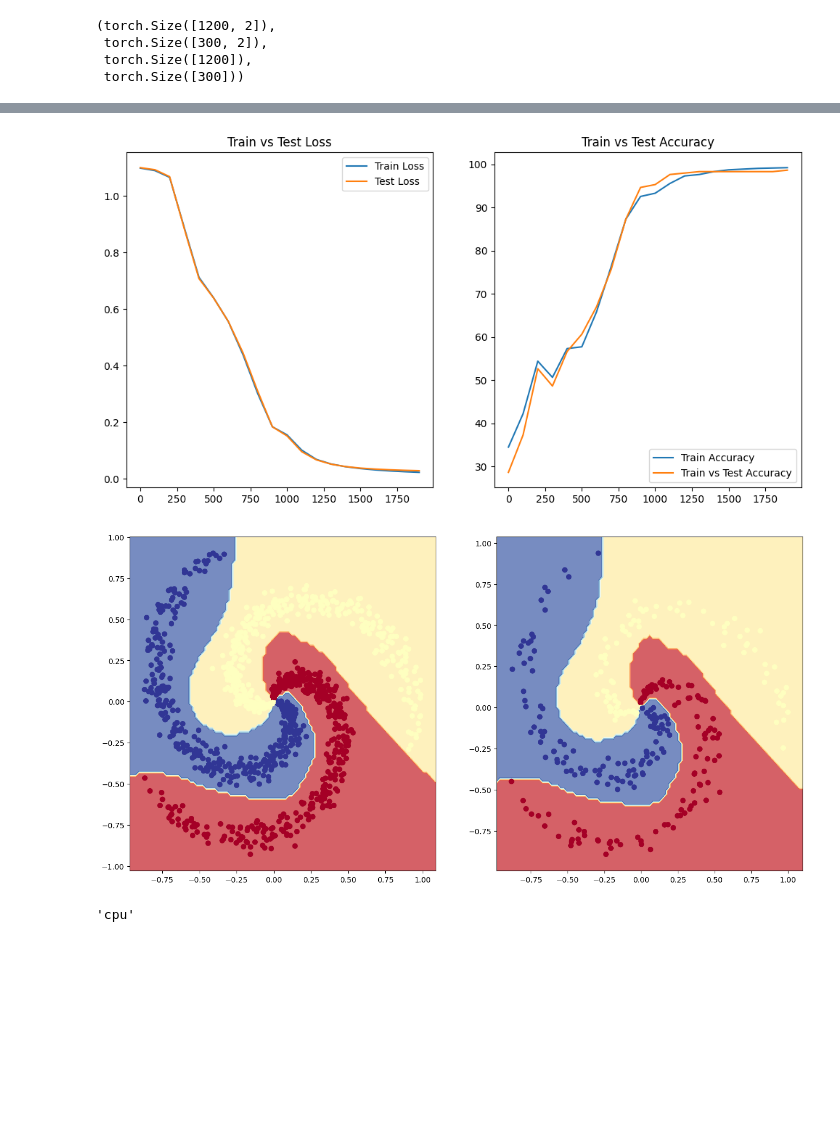
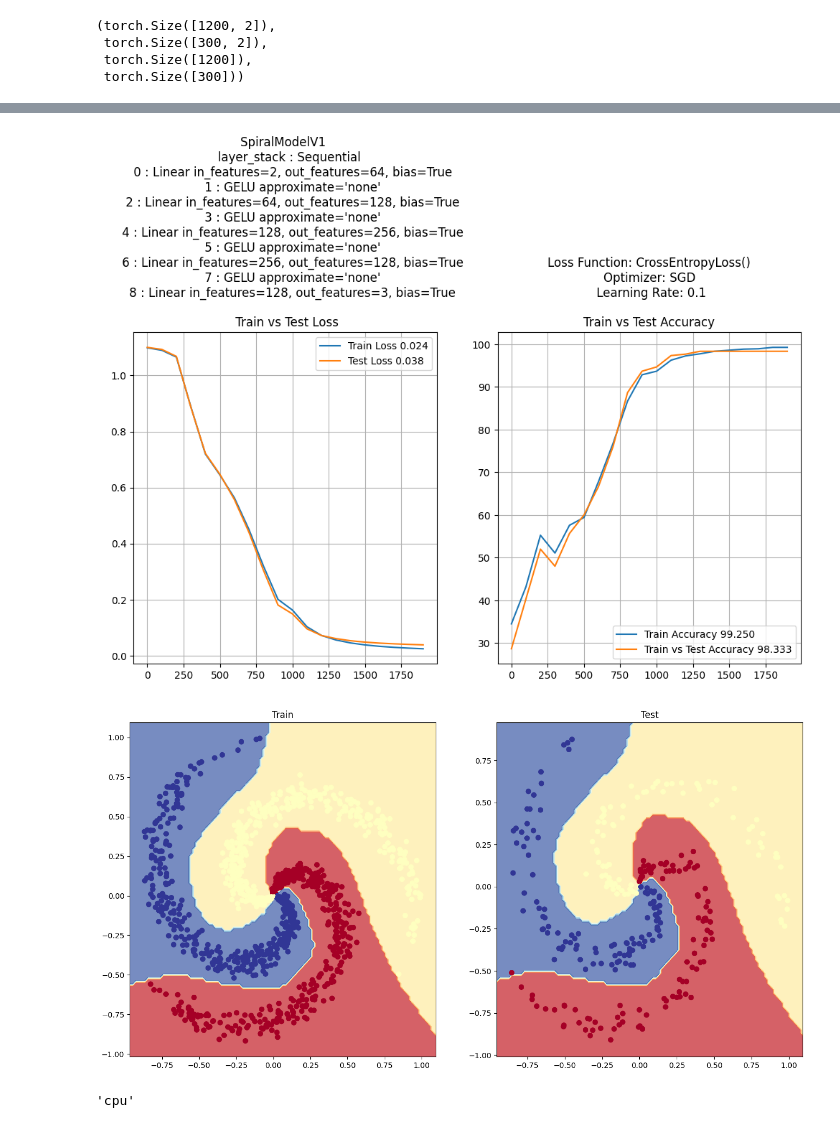
Before and after one commit to marcel1520/ML-course, a Jupyter notebook: 02_training_testing_nn_exercise.ipynb, the cells around one changed output, grey strips where cells are left out. Saved outputs shown, nothing was run; the diff lists cells and outputs as text; code cells hidden in the pictures; blank space fills up the shorter version.

```diff
--- a/02_training_testing_nn_exercise.ipynb
+++ b/02_training_testing_nn_exercise.ipynb
@@ -482,25 +467,34 @@ Epoch: 1900 | Loss: 0.02347 | Acc: 99.25 | Test Loss: 0.02917 | Test acc: 98.67
 # %%
+final_train_loss = loss_values[-1]
+final_test_loss = test_loss_values[-1]
+final_acc = acc_values[-1]
+final_test_acc = test_acc_values[-1]
+
 plt.figure(figsize=(12, 6))
 plt.subplot(1, 2, 1)
-plt.title("Train vs Test Loss")
-plt.plot(epochs_count, np.array(torch.tensor(loss_values).numpy()), label="Train Loss")
-plt.plot(epochs_count, np.array(torch.tensor(test_loss_values).numpy()), label="Test Loss")
+plt.grid(True)
+plt.title(f"{model_2_cleaned}Train vs Test Loss")
+plt.plot(epochs_count, np.array(torch.tensor(loss_values).numpy()), label=f"Train Loss {final_train_loss:.3f}")
+plt.plot(epochs_count, np.array(torch.tensor(test_loss_values).numpy()), label=f"Test Loss {final_test_loss:.3f}")
 plt.legend();
 plt.subplot(1, 2, 2)
-plt.title("Train vs Test Accuracy")
-plt.plot(epochs_count, np.array(torch.tensor(acc_values).numpy()), label="Train Accuracy")
-plt.plot(epochs_count, np.array(torch.tensor(test_acc_values).numpy()), label="Train vs Test Accuracy")
+plt.grid(True)
+plt.title(f"Loss Function: {loss_fn}\nOptimizer: {optimizer_class_name}\n Learning Rate: {learning_rate}\n\nTrain vs Test Accuracy")
+plt.plot(epochs_count, np.array(torch.tensor(acc_values).numpy()), label=f"Train Accuracy {final_acc:.3f}")
+plt.plot(epochs_count, np.array(torch.tensor(test_acc_values).numpy()), label=f"Train vs Test Accuracy {final_test_acc:.3f}")
 plt.legend();
 # %% [output]
-[figure, old version]
+[figure, new version]
 # %%
 plt.figure(figsize=(16, 8))
 plt.subplot(1, 2, 1)
+plt.title("Train")
 plot_decision_boundary(model_2, X_spiral_train, y_spiral_train)
 plt.subplot(1, 2, 2)
+plt.title("Test")
 plot_decision_boundary(model_2, X_spiral_test, y_spiral_test)
 # %% [output]
-[figure, old version]
+[figure, new version]
 # %%
 import sklearn
 from sklearn.datasets import make_circles, make_blobs, make_moons
```
Also changed, not shown: parts of 16 cells of this notebook, 4 other files.
